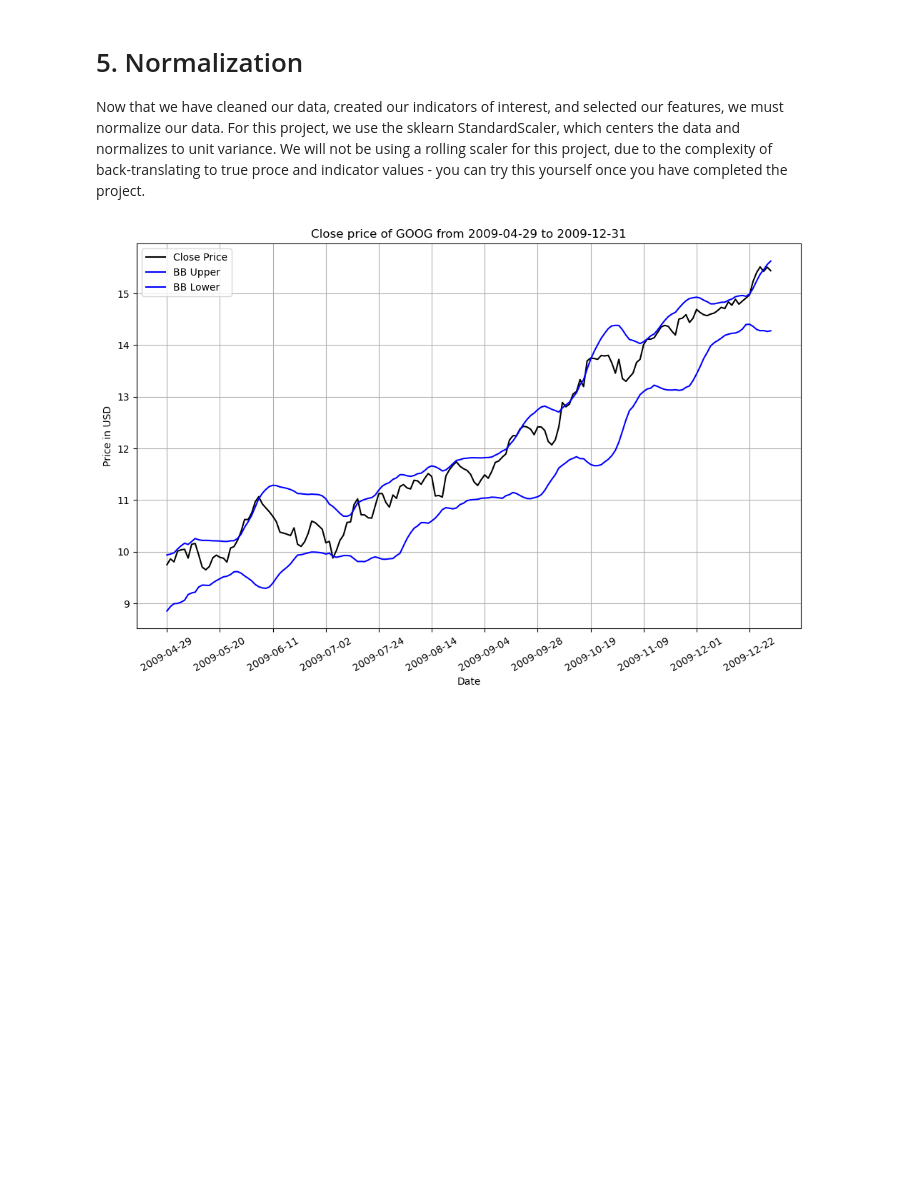
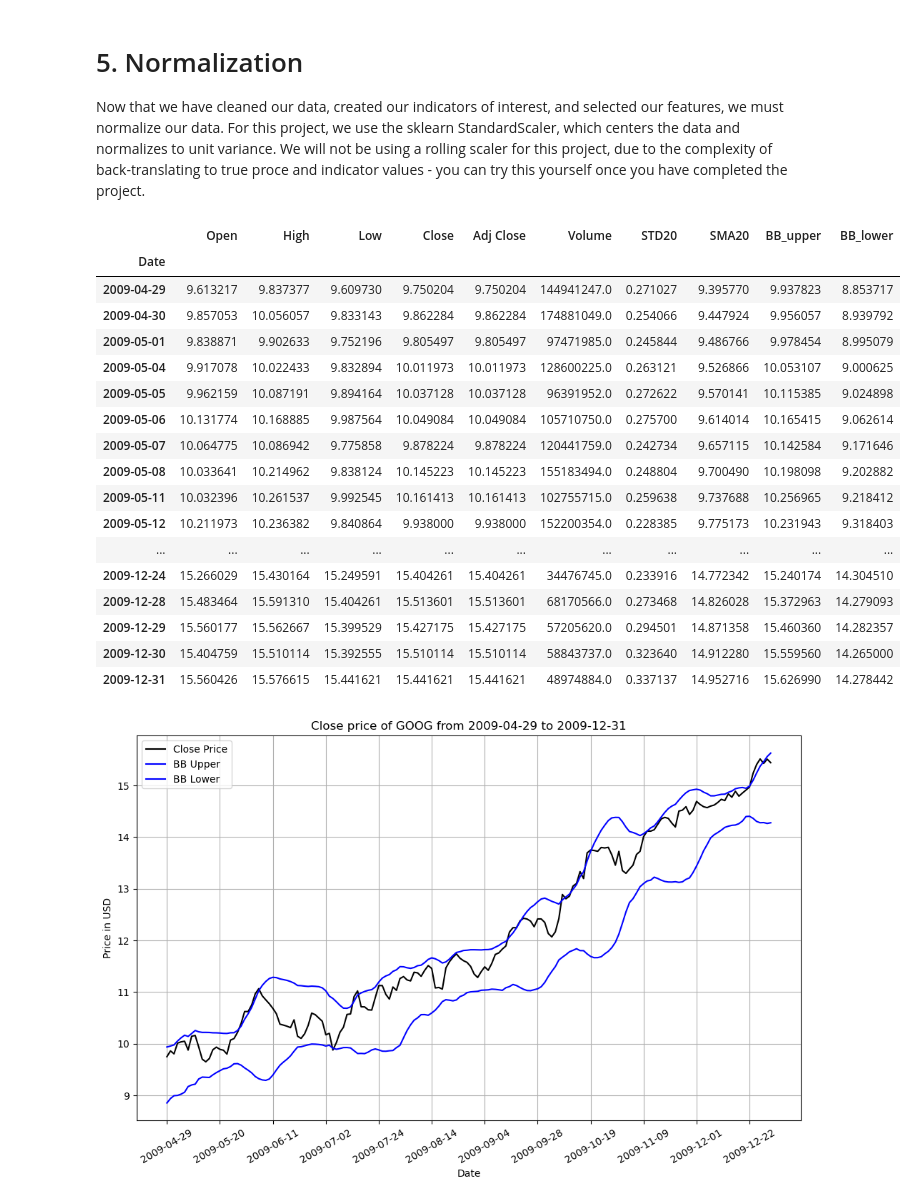
Before and after one commit to shh1v/CD13651-Project, a Jupyter notebook: Project/project_nb.ipynb, the cells around one changed output. Drawn from its saved outputs; the diff is of its cells as text; code cells hidden in the pictures; blank space fills up the shorter version.

```diff
--- a/Project/project_nb.ipynb
+++ b/Project/project_nb.ipynb
@@ -132,4 +132,26 @@ dataset = data[features]
 # %% [markdown]
 # 5. Normalization
 Now that we have cleaned our data, created our indicators of interest, and selected our features, we must normalize our data. For this project, we use the sklearn StandardScaler, which centers the data and normalizes to unit variance. We will not be using a rolling scaler for this project, due to the complexity of back-translating to true proce and indicator values - you can try this yourself once you have completed the project.
+# %%
+# Display the Un-normalized Dataset
+display_df(data)
+# %% [output]
+|  | Open | High | Low | Close | Adj Close | Volume | STD20 | SMA20 | BB_upper | BB_lower |
+| Date |  |  |  |  |  |  |  |  |  |  |
+| 2009-04-29 | 9.613217 | 9.837377 | 9.609730 | 9.750204 | 9.750204 | 144941247.0 | 0.271027 | 9.395770 | 9.937823 | 8.853717 |
+| 2009-04-30 | 9.857053 | 10.056057 | 9.833143 | 9.862284 | 9.862284 | 174881049.0 | 0.254066 | 9.447924 | 9.956057 | 8.939792 |
+| 2009-05-01 | 9.838871 | 9.902633 | 9.752196 | 9.805497 | 9.805497 | 97471985.0 | 0.245844 | 9.486766 | 9.978454 | 8.995079 |
+| 2009-05-04 | 9.917078 | 10.022433 | 9.832894 | 10.011973 | 10.011973 | 128600225.0 | 0.263121 | 9.526866 | 10.053107 | 9.000625 |
+| 2009-05-05 | 9.962159 | 10.087191 | 9.894164 | 10.037128 | 10.037128 | 96391952.0 | 0.272622 | 9.570141 | 10.115385 | 9.024898 |
+| 2009-05-06 | 10.131774 | 10.168885 | 9.987564 | 10.049084 | 10.049084 | 105710750.0 | 0.275700 | 9.614014 | 10.165415 | 9.062614 |
+| 2009-05-07 | 10.064775 | 10.086942 | 9.775858 | 9.878224 | 9.878224 | 120441759.0 | 0.242734 | 9.657115 | 10.142584 | 9.171646 |
+| 2009-05-08 | 10.033641 | 10.214962 | 9.838124 | 10.145223 | 10.145223 | 155183494.0 | 0.248804 | 9.700490 | 10.198098 | 9.202882 |
+| 2009-05-11 | 10.032396 | 10.261537 | 9.992545 | 10.161413 | 10.161413 | 102755715.0 | 0.259638 | 9.737688 | 10.256965 | 9.218412 |
+| 2009-05-12 | 10.211973 | 10.236382 | 9.840864 | 9.938000 | 9.938000 | 152200354.0 | 0.228385 | 9.775173 | 10.231943 | 9.318403 |
+| ... | ... | ... | ... | ... | ... | ... | ... | ... | ... | ... |
+| 2009-12-24 | 15.266029 | 15.430164 | 15.249591 | 15.404261 | 15.404261 | 34476745.0 | 0.233916 | 14.772342 | 15.240174 | 14.304510 |
+| 2009-12-28 | 15.483464 | 15.591310 | 15.404261 | 15.513601 | 15.513601 | 68170566.0 | 0.273468 | 14.826028 | 15.372963 | 14.279093 |
+| 2009-12-29 | 15.560177 | 15.562667 | 15.399529 | 15.427175 | 15.427175 | 57205620.0 | 0.294501 | 14.871358 | 15.460360 | 14.282357 |
+| 2009-12-30 | 15.404759 | 15.510114 | 15.392555 | 15.510114 | 15.510114 | 58843737.0 | 0.323640 | 14.912280 | 15.559560 | 14.265000 |
+| 2009-12-31 | 15.560426 | 15.576615 | 15.441621 | 15.441621 | 15.441621 | 48974884.0 | 0.337137 | 14.952716 | 15.626990 | 14.278442 |
 # %%
```
Also changed, not shown: parts of 5 cells of this notebook.
